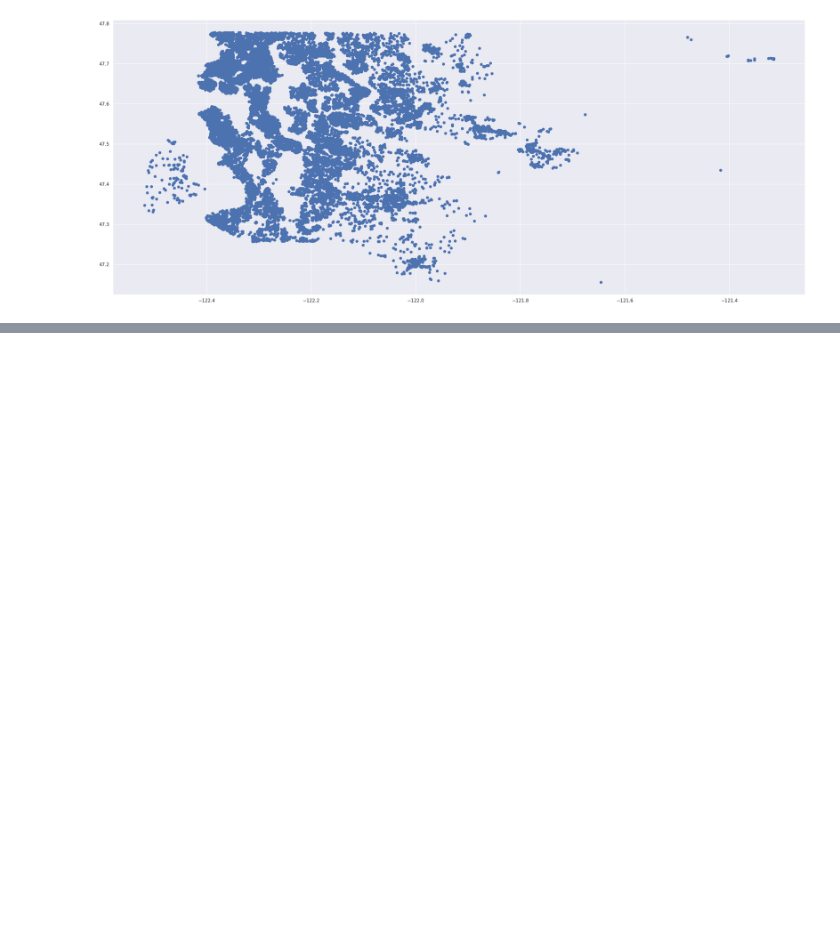
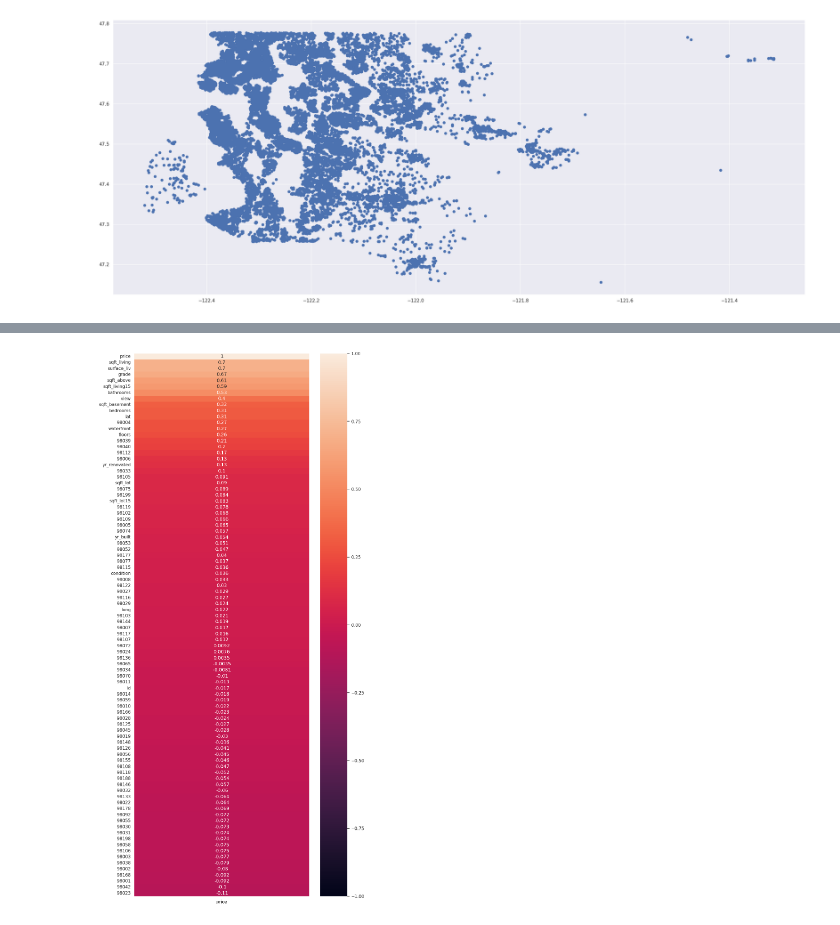
Before and after one commit to jadamin/machine_learning_brief, a Jupyter notebook: annalyse.ipynb, the cells around one changed output, grey strips where cells are left out. Cells and saved outputs as stored; diff of their text form; code cells hidden in the pictures; blank space fills up the shorter version.

```diff
--- a/annalyse.ipynb
+++ b/annalyse.ipynb
@@ -388,0 +390,2 @@ with sns.axes_style("white"):
+# %%
+df = df.join(pd.get_dummies(df['zipcode']))
@@ -388,0 +401,2 @@ with sns.axes_style("white"):
+# %%
+df = df.drop('zipcode',axis=1)
@@ -388,0 +436,6 @@ with sns.axes_style("white"):
+# %%
+plt.figure(figsize=(10, 25))
+
+heatmap = sns.heatmap(df.corr()[['price']].sort_values(by='price', ascending=False), vmin=-1, vmax=1, annot=True)
+# %% [output]
+[figure, added]
```
Also changed, not shown: parts of 21 cells of this notebook.
